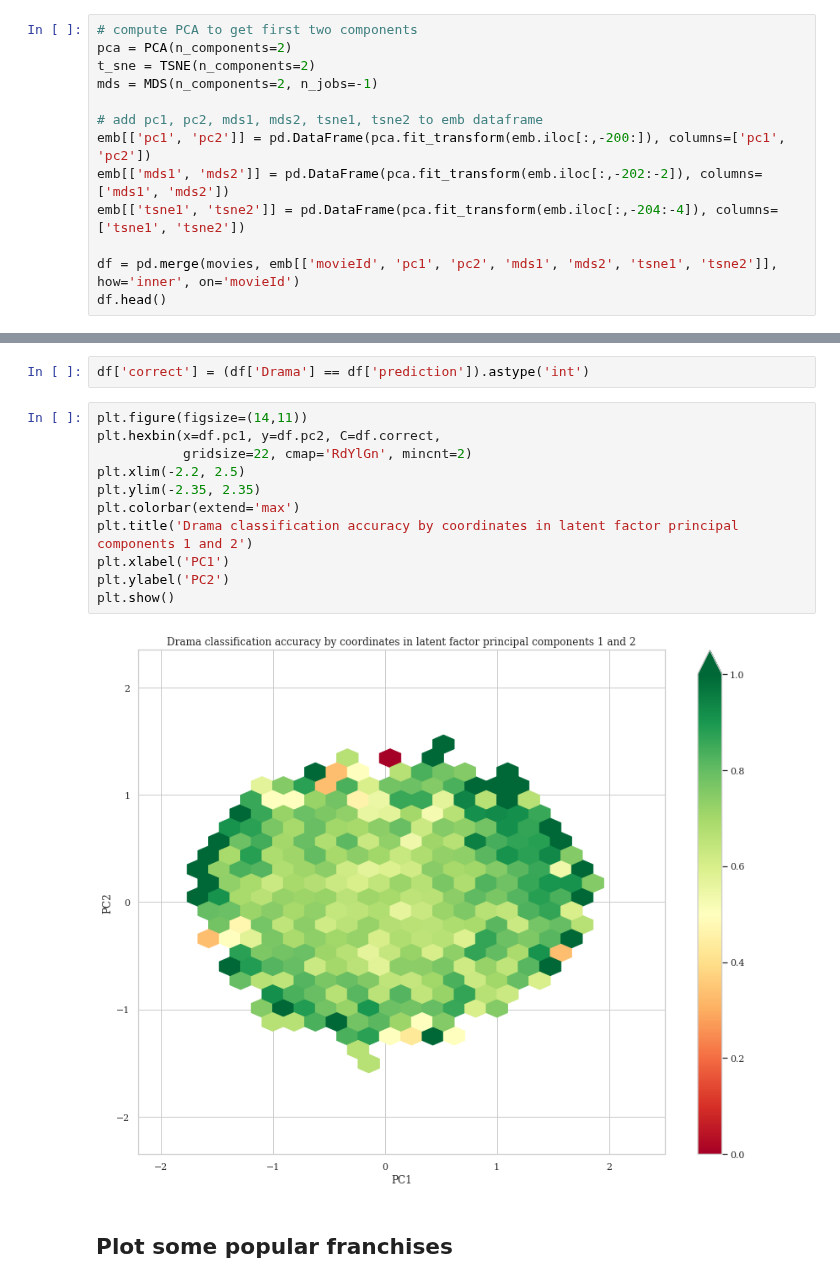
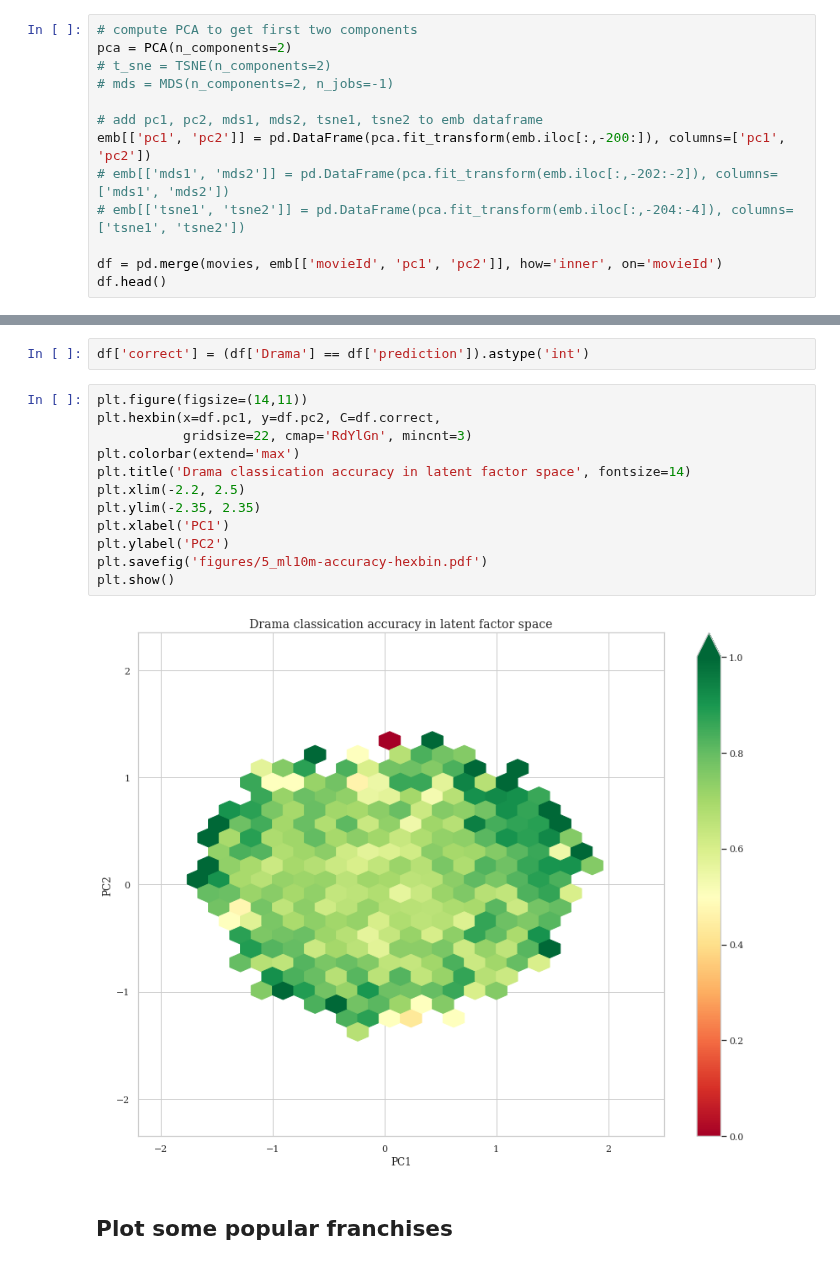
Before and after one commit to James-Leslie/deep-collaborative-filtering, a Jupyter notebook: movielens10m-PCA.ipynb, the cells around one changed output, grey strips where cells are left out. Saved outputs shown, nothing was run; the diff lists cells and outputs as text.

```diff
--- a/movielens10m-PCA.ipynb
+++ b/movielens10m-PCA.ipynb
@@ -85,15 +85,15 @@ from sklearn.manifold.mds import MDS
 # %%
 # compute PCA to get first two components
 pca = PCA(n_components=2)
-t_sne = TSNE(n_components=2)
-mds = MDS(n_components=2, n_jobs=-1)
+# t_sne = TSNE(n_components=2)
+# mds = MDS(n_components=2, n_jobs=-1)
 
 # add pc1, pc2, mds1, mds2, tsne1, tsne2 to emb dataframe
 emb[['pc1', 'pc2']] = pd.DataFrame(pca.fit_transform(emb.iloc[:,-200:]), columns=['pc1', 'pc2'])
-emb[['mds1', 'mds2']] = pd.DataFrame(pca.fit_transform(emb.iloc[:,-202:-2]), columns=['mds1', 'mds2'])
-emb[['tsne1', 'tsne2']] = pd.DataFrame(pca.fit_transform(emb.iloc[:,-204:-4]), columns=['tsne1', 'tsne2'])
+# emb[['mds1', 'mds2']] = pd.DataFrame(pca.fit_transform(emb.iloc[:,-202:-2]), columns=['mds1', 'mds2'])
+# emb[['tsne1', 'tsne2']] = pd.DataFrame(pca.fit_transform(emb.iloc[:,-204:-4]), columns=['tsne1', 'tsne2'])
 
-df = pd.merge(movies, emb[['movieId', 'pc1', 'pc2', 'mds1', 'mds2', 'tsne1', 'tsne2']], how='inner', on='movieId')
+df = pd.merge(movies, emb[['movieId', 'pc1', 'pc2']], how='inner', on='movieId')
 df.head()
 # %% [output]
 |  | movieId | title | Action | Adventure | Animation | Children | Comedy | Crime | Documentary | Drama | ... |
@@ -246,16 +287,17 @@ df['correct'] = (df['Drama'] == df['prediction']).astype('int')
 # %%
 plt.figure(figsize=(14,11))
 plt.hexbin(x=df.pc1, y=df.pc2, C=df.correct,
-           gridsize=22, cmap='RdYlGn', mincnt=2)
+           gridsize=22, cmap='RdYlGn', mincnt=3)
+plt.colorbar(extend='max')
+plt.title('Drama classication accuracy in latent factor space', fontsize=14)
 plt.xlim(-2.2, 2.5)
 plt.ylim(-2.35, 2.35)
-plt.colorbar(extend='max')
-plt.title('Drama classification accuracy by coordinates in latent factor principal components 1 and 2')
 plt.xlabel('PC1')
 plt.ylabel('PC2')
+plt.savefig('figures/5_ml10m-accuracy-hexbin.pdf')
 plt.show()
 # %% [output]
-[figure, old version]
+[figure, new version]
 # %% [markdown]
 ## Plot some popular franchises
 # %%
```
Also changed, not shown: parts of 15 cells of this notebook.
